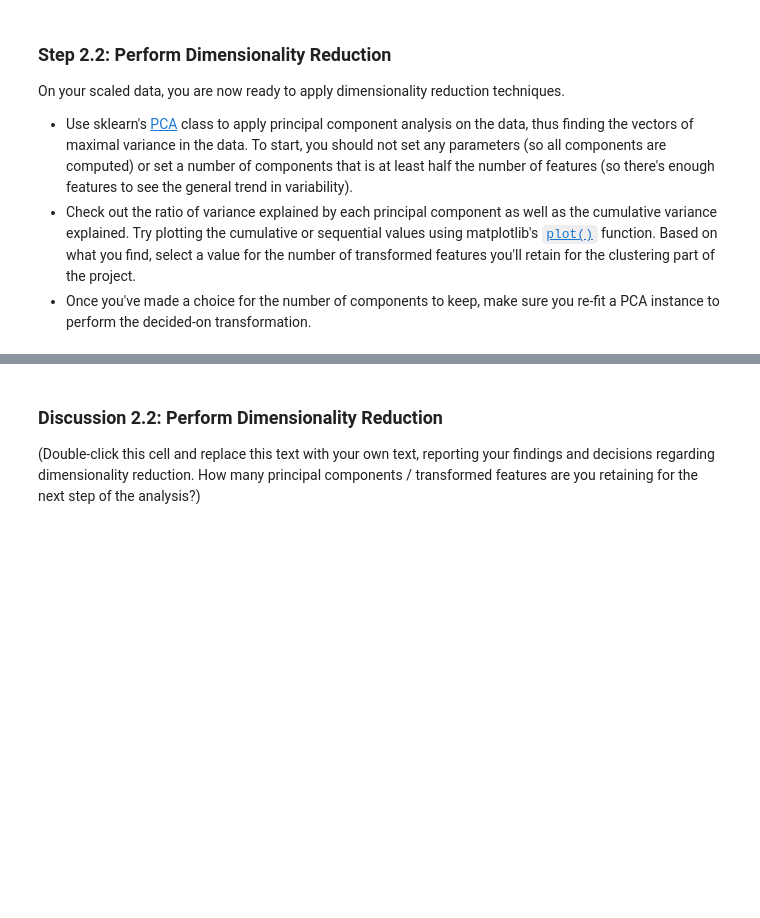
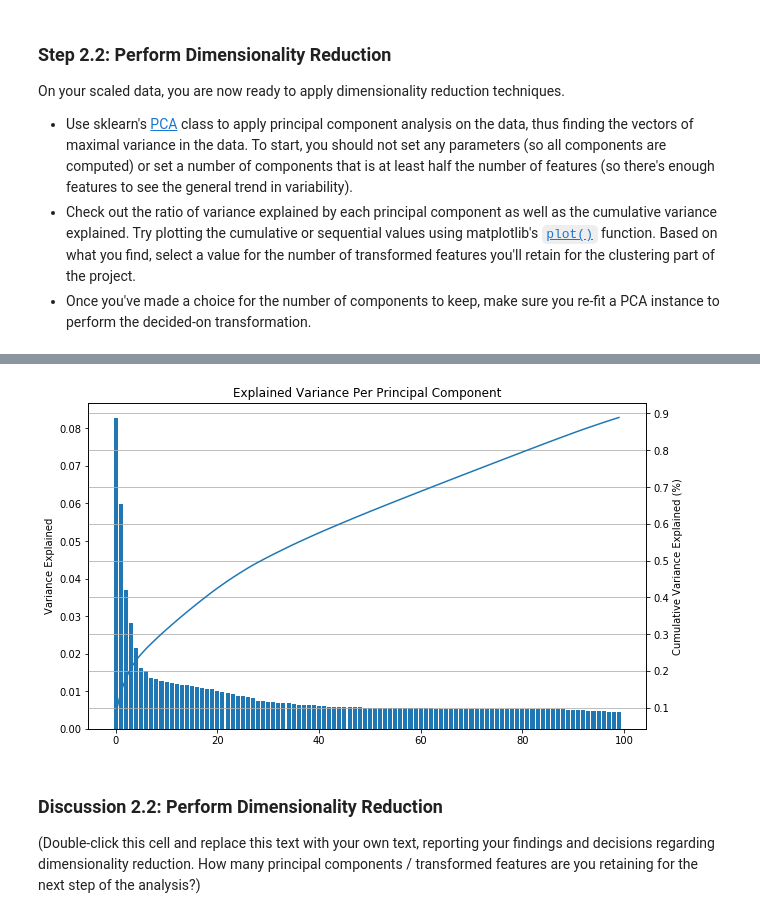
Before and after one commit to jgu1989/UdacityDataScientistNanodegree, a Jupyter notebook: project3_customer_segments/Identify_Customer_Segments.ipynb, the cells around one changed output, grey strips where cells are left out. Cells and saved outputs as stored; diff of their text form; code cells hidden in the pictures; blank space fills up the shorter version.

```diff
--- a/project3_customer_segments/Identify_Customer_Segments.ipynb
+++ b/project3_customer_segments/Identify_Customer_Segments.ipynb
@@ -615,5 +653,10 @@ On your scaled data, you are now ready to apply dimensionality reduction techniq
 # %%
 # Re-apply PCA to the data while selecting for number of components to retain.
+pca_100 = PCA(100)
+X_pca_100 = pca_100.fit_transform(azdias_scaled_df)
+scree_plot(pca_100)
+# %% [output]
+[figure, added]
 # %% [markdown]
 ### Discussion 2.2: Perform Dimensionality Reduction
 
```
Also changed, not shown: parts of 4 cells of this notebook.
